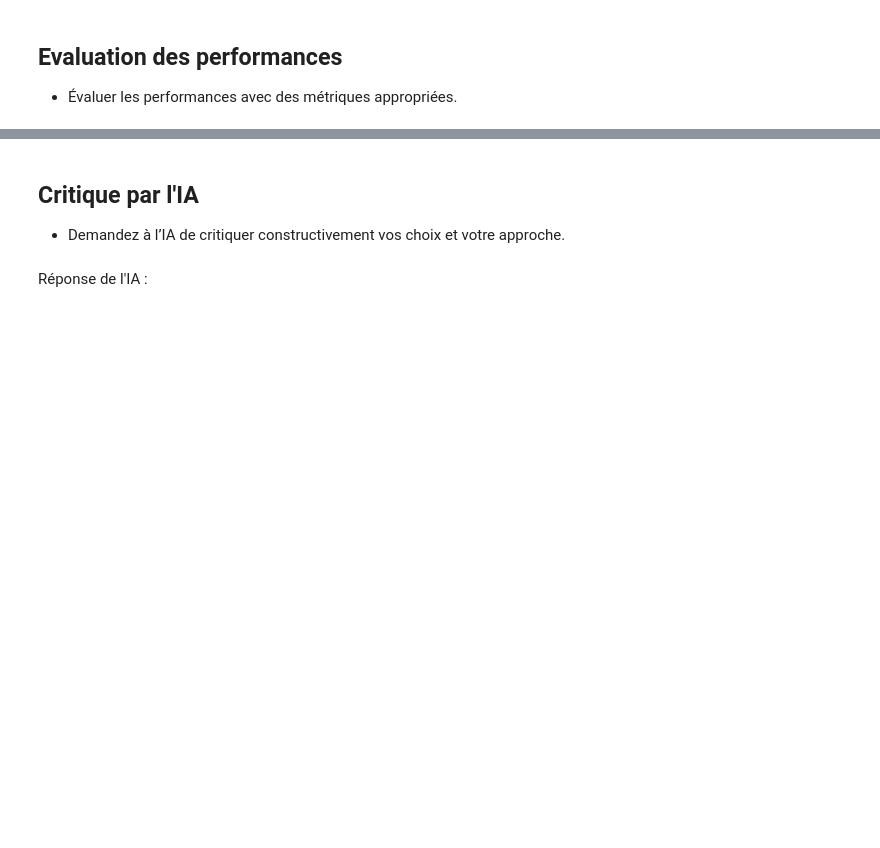
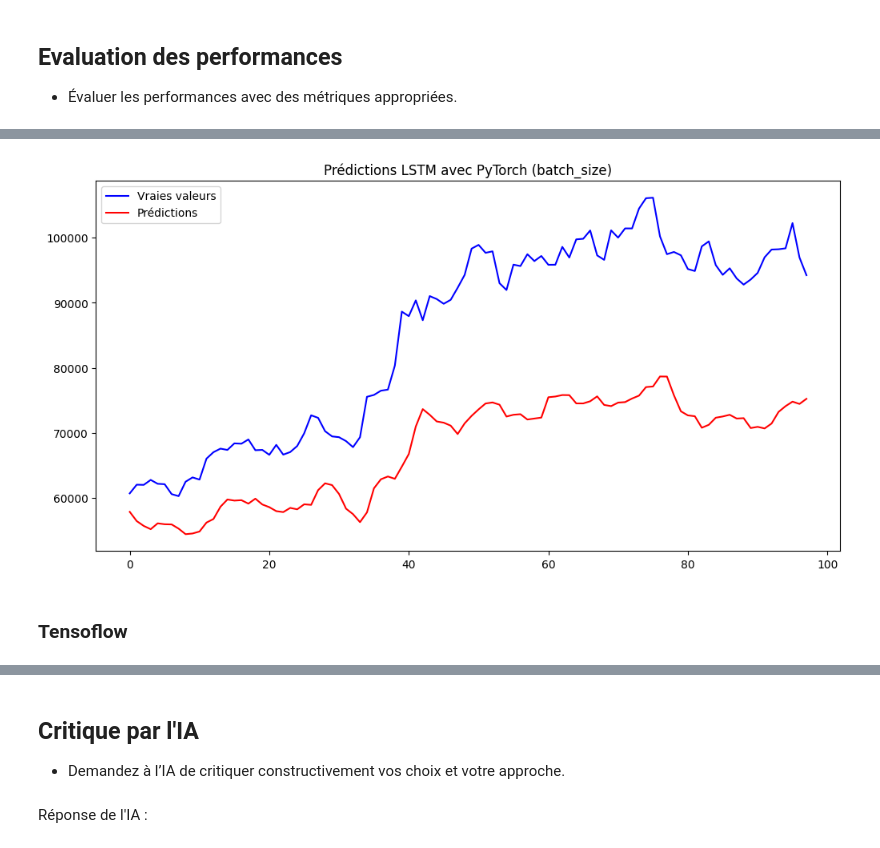
Before and after one commit to Jadorlo/Projet_ml, a Jupyter notebook: notebook/projet_ml_LUNEL_DJAREDDIR_G19.ipynb, the cells around one changed output, grey strips where cells are left out. Drawn from its saved outputs; the diff is of its cells as text; code cells hidden in the pictures; blank space fills up the shorter version.

```diff
--- a/notebook/projet_ml_LUNEL_DJAREDDIR_G19.ipynb
+++ b/notebook/projet_ml_LUNEL_DJAREDDIR_G19.ipynb
@@ -542,0 +670,16 @@ plt.show()
+# %%
+# Évaluation
+model.eval()
+predictions = []
+test_loss = 0.0
+
+with torch.no_grad():
+    for X_batch, y_batch in test_loader:
+        y_pred = model(X_batch).squeeze()
+        loss = criterion(y_pred, y_batch)
+        test_loss += loss.item()
+        predictions.append(y_pred)
+
+# Moyenne des pertes
+test_loss /= len(test_loader)
+print(f"Test Loss: {test_loss:.4f}")
@@ -542,0 +688,17 @@ plt.show()
+# %%
+# Rassembler les prédictions et dénormaliser
+predictions = torch.cat(predictions).cpu()
+y_pred_rescaled = predictions * (y_max - y_min) + y_min
+y_test_rescaled = y_test * (y_max - y_min) + y_min
+
+# Visualisation des résultats
+plt.figure(figsize=(12, 6))
+plt.plot(y_test_rescaled.numpy(), label="Vraies valeurs", color="blue")
+plt.plot(y_pred_rescaled.numpy(), label="Prédictions", color="red")
+plt.legend()
+plt.title("Prédictions LSTM avec PyTorch (batch_size)")
+plt.show()
+# %% [output]
+[figure, added]
+# %% [markdown]
+### Tensoflow
```
Also changed, not shown: parts of 13 cells of this notebook.
